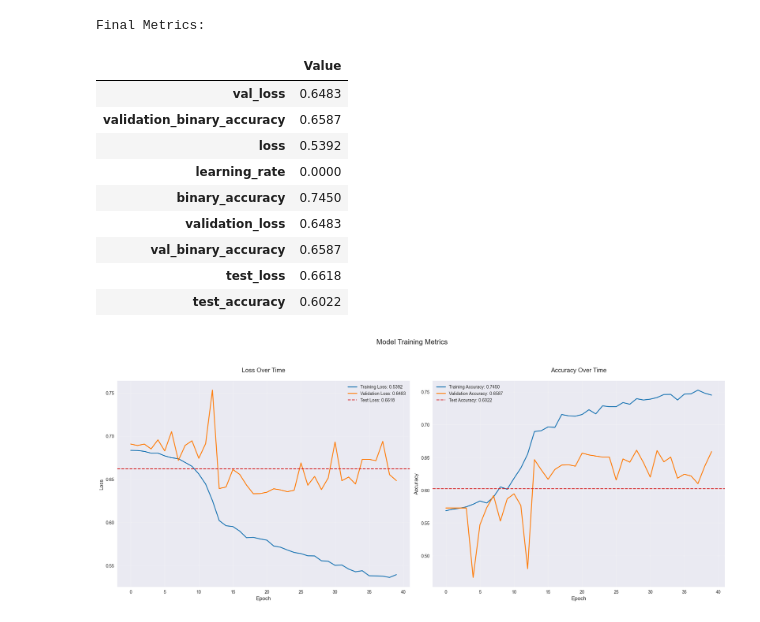
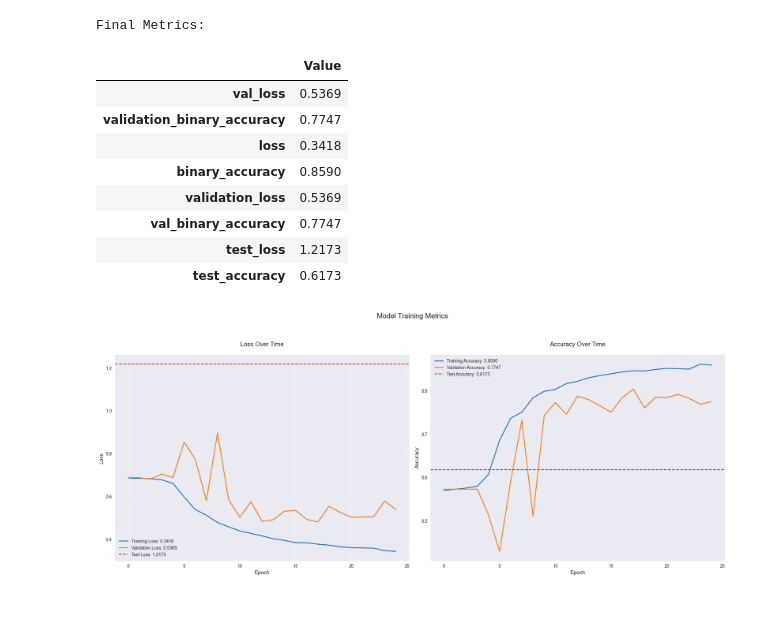
Before and after one commit to Carlos-Laborda/ECG-Project, a Jupyter notebook: src/get_metrics.ipynb, the cells around one changed output. Drawn from its saved outputs; the diff is of its cells as text; code cells hidden in the pictures.

```diff
--- a/src/get_metrics.ipynb
+++ b/src/get_metrics.ipynb
@@ -15,7 +15,7 @@ mlflow.set_tracking_uri("http://127.0.0.1:5000")
 
 # Get specific flow and run
 flow = Flow('ECGSimpleTrainingFlow')
-selected_run = flow['1740392056525761']
+selected_run = flow['1740645002309110']
 
 # Get the MLflow run ID
 mlflow_run_id = selected_run.data.mlflow_run_id
@@ -53,40 +53,39 @@ ax1.axhline(y=metrics.get('test_loss', 0), color='#d62728', linestyle='--',
 ax1.set_title('Loss Over Time', fontsize=14, pad=20)
 ax1.set_xlabel('Epoch', fontsize=12)
 ax1.set_ylabel('Loss', fontsize=12)
 ax1.legend(fontsize=10)
 ax1.grid(True, alpha=0.3)
 
 # Plot Accuracy
 ax2.plot(history_df['binary_accuracy'], color='#1f77b4',
          label=f'Training Accuracy: {final_train_acc:.4f}', linewidth=2)
 ax2.plot(history_df['val_binary_accuracy'], color='#ff7f0e',
          label=f'Validation Accuracy: {final_val_acc:.4f}', linewidth=2)
 ax2.axhline(y=metrics.get('test_accuracy', 0), color='#d62728', linestyle='--',
             label=f'Test Accuracy: {metrics.get("test_accuracy", 0):.4f}')
 ax2.set_title('Accuracy Over Time', fontsize=14, pad=20)
 ax2.set_xlabel('Epoch', fontsize=12)
 ax2.set_ylabel('Accuracy', fontsize=12)
 ax2.legend(fontsize=10)
 ax2.grid(True, alpha=0.3)
 
 # styling
 for ax in [ax1, ax2]:
     ax.spines['top'].set_visible(False)
     ax.spines['right'].set_visible(False)
     ax.tick_params(labelsize=10)
 
 plt.tight_layout()
 plt.show()
 # %% [output]
 Final Metrics:
 |  | Value |
-| val_loss | 0.6483 |
-| validation_binary_accuracy | 0.6587 |
-| loss | 0.5392 |
-| learning_rate | 0.0000 |
-| binary_accuracy | 0.7450 |
-| validation_loss | 0.6483 |
-| val_binary_accuracy | 0.6587 |
-| test_loss | 0.6618 |
-| test_accuracy | 0.6022 |
+| val_loss | 0.5369 |
+| validation_binary_accuracy | 0.7747 |
+| loss | 0.3418 |
+| binary_accuracy | 0.8590 |
+| validation_loss | 0.5369 |
+| val_binary_accuracy | 0.7747 |
+| test_loss | 1.2173 |
+| test_accuracy | 0.6173 |
-[figure, old version]
+[figure, new version]
```
